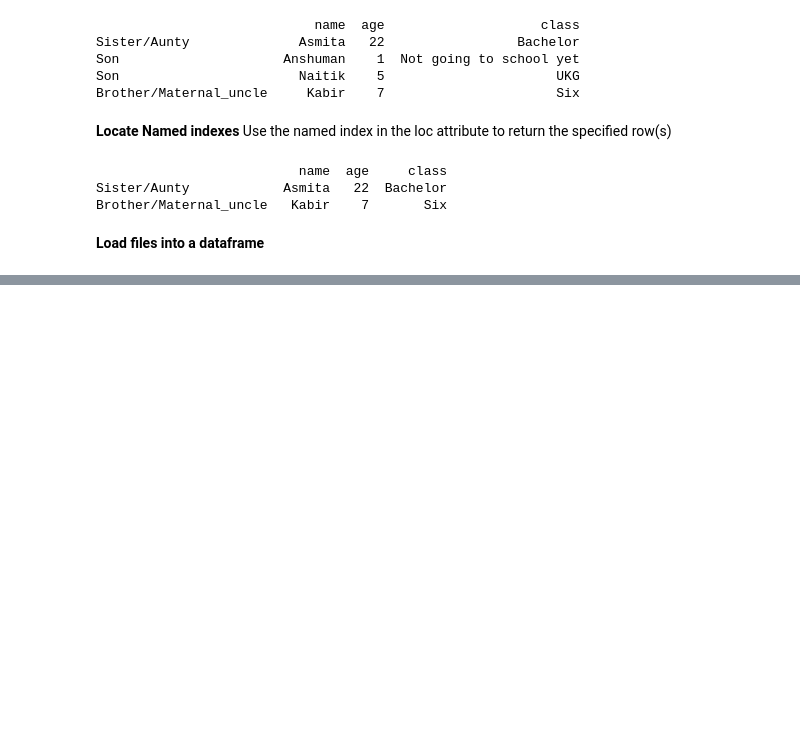
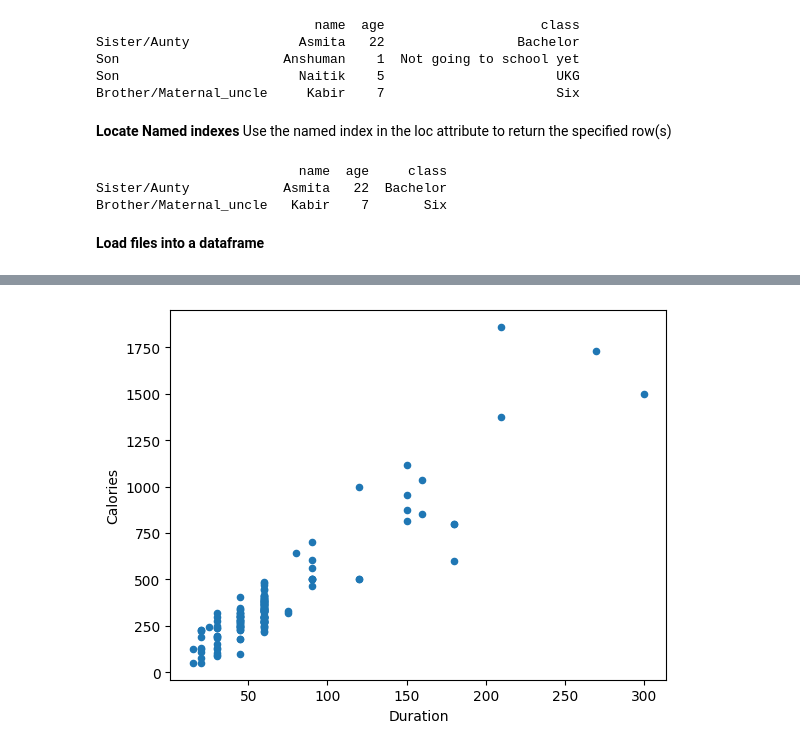
Before and after one commit to AsmitaOjha/Internship_ExtensoData_Work, a Jupyter notebook: Projects/Task_3_EDA/pandas_practice.ipynb, the cells around one changed output, grey strips where cells are left out. Drawn from its saved outputs; the diff is of its cells as text; code cells hidden in the pictures; blank space fills up the shorter version.

```diff
--- a/Projects/Task_3_EDA/pandas_practice.ipynb
+++ b/Projects/Task_3_EDA/pandas_practice.ipynb
@@ -137,0 +524,5 @@ Brother/Maternal_uncle   Kabir    7       Six
+# %%
+new_df.plot(kind='scatter', x='Duration',y='Calories')
+plt.show()
+# %% [output]
+[figure, added]
```
Also changed, not shown: parts of 61 cells of this notebook, 1 other file.
